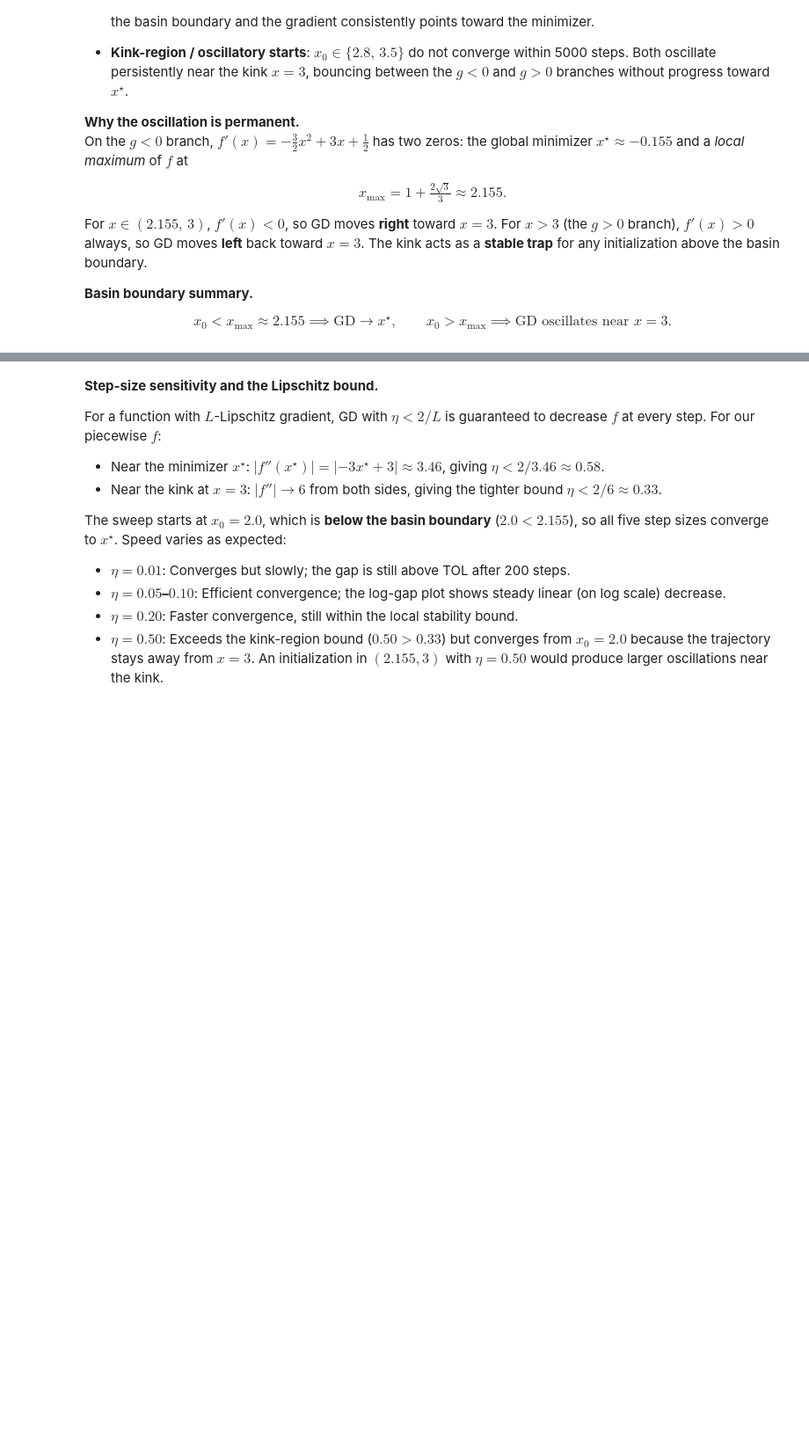
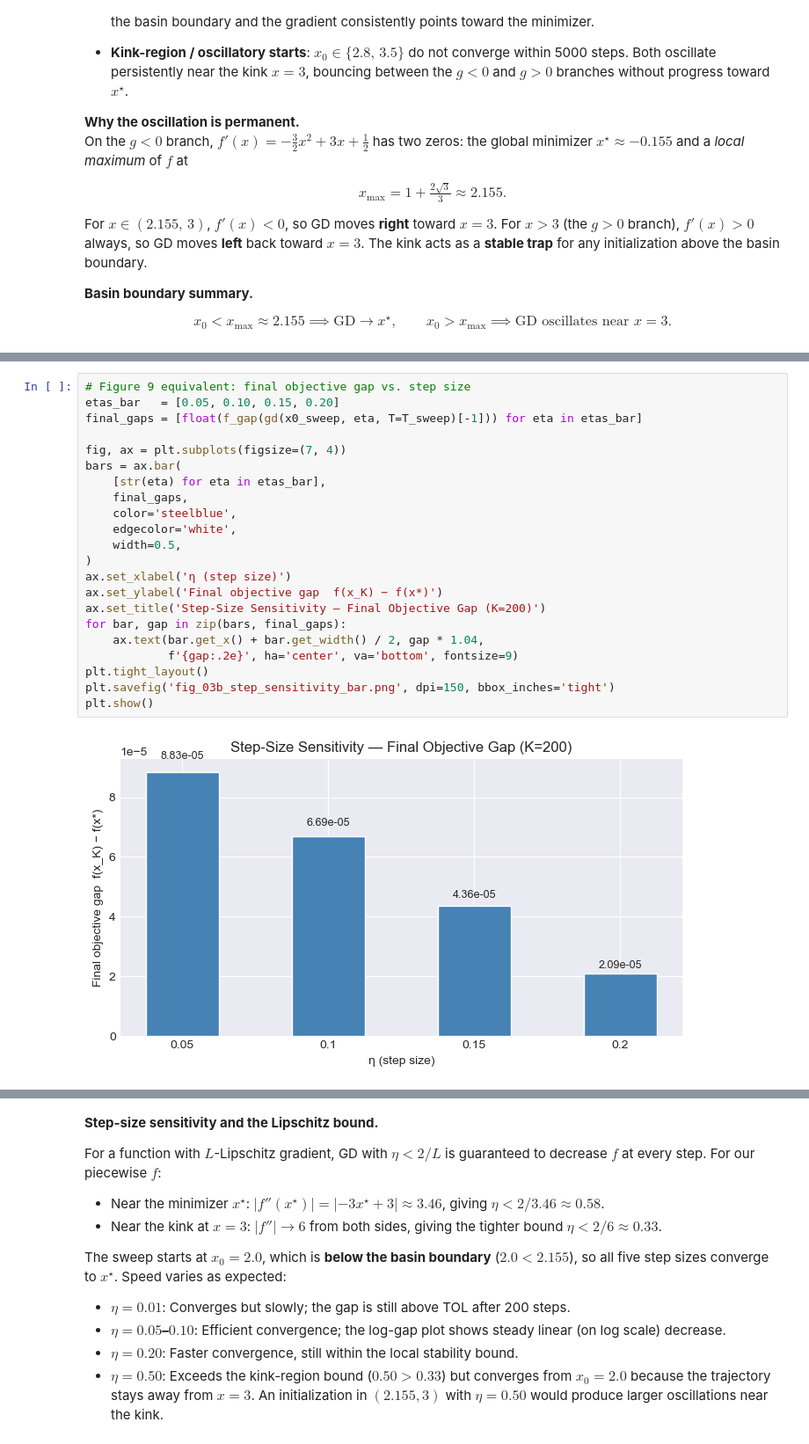
Before and after one commit to FranQuant/the-ai-engineer, a Jupyter notebook: capstones/week01_gd_optimization/gd_capstone.ipynb, the cells around one changed output, grey strips where cells are left out. Shown at 88% size. Saved outputs shown, nothing was run; the diff lists cells and outputs as text; blank space fills up the shorter version.

```diff
--- a/capstones/week01_gd_optimization/gd_capstone.ipynb
+++ b/capstones/week01_gd_optimization/gd_capstone.ipynb
@@ -284,0 +368,24 @@ plt.show()
+# %%
+# Figure 9 equivalent: final objective gap vs. step size
+etas_bar   = [0.05, 0.10, 0.15, 0.20]
+final_gaps = [float(f_gap(gd(x0_sweep, eta, T=T_sweep)[-1])) for eta in etas_bar]
+
+fig, ax = plt.subplots(figsize=(7, 4))
+bars = ax.bar(
+    [str(eta) for eta in etas_bar],
+    final_gaps,
+    color='steelblue',
+    edgecolor='white',
+    width=0.5,
+)
+ax.set_xlabel('η (step size)')
+ax.set_ylabel('Final objective gap  f(x_K) − f(x*)')
+ax.set_title('Step-Size Sensitivity — Final Objective Gap (K=200)')
+for bar, gap in zip(bars, final_gaps):
+    ax.text(bar.get_x() + bar.get_width() / 2, gap * 1.04,
+            f'{gap:.2e}', ha='center', va='bottom', fontsize=9)
+plt.tight_layout()
+plt.savefig('fig_03b_step_sensitivity_bar.png', dpi=150, bbox_inches='tight')
+plt.show()
+# %% [output]
+[figure, added]
```
Also changed, not shown: parts of 18 cells of this notebook, 2 other files.
